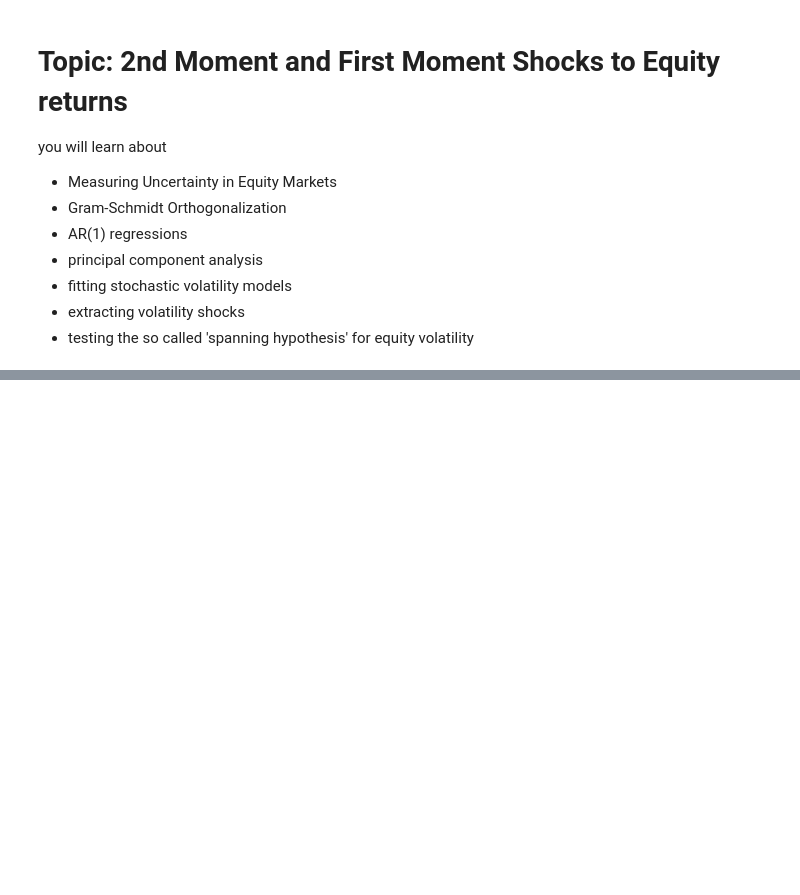
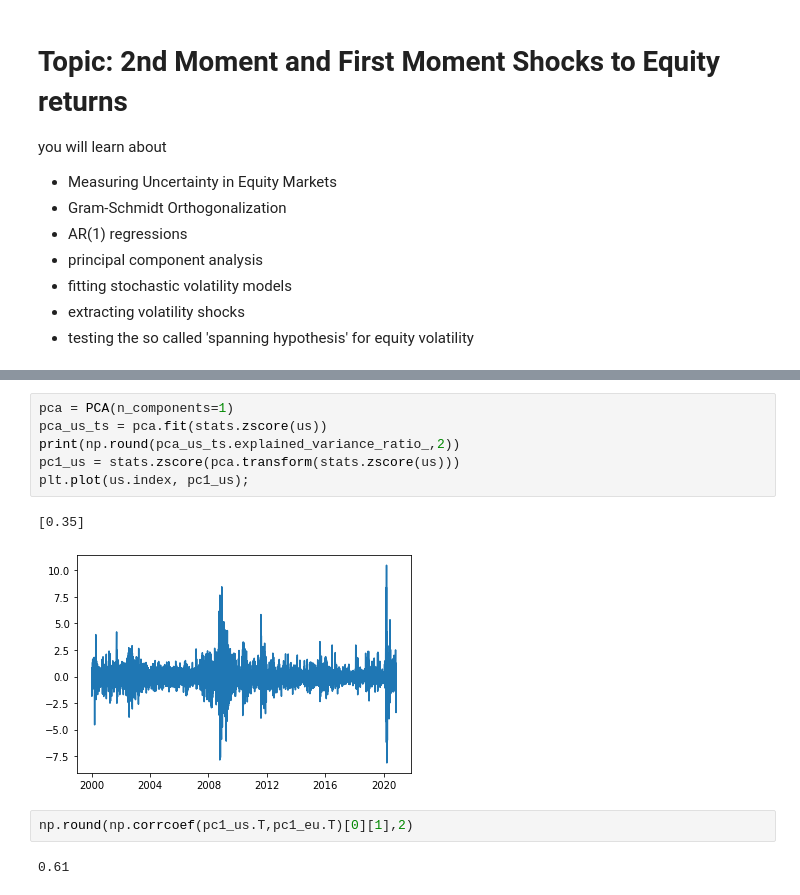
Before and after one commit to Alex-Vasilache/CRAM_WS20, a Jupyter notebook: Second run/Nr_4_VolSpanning/Task_Spanning_IntlEvidence.ipynb, the cells around one changed output, grey strips where cells are left out. Drawn from its saved outputs; the diff is of its cells as text; blank space fills up the shorter version.

```diff
--- a/Second run/Nr_4_VolSpanning/Task_Spanning_IntlEvidence.ipynb
+++ b/Second run/Nr_4_VolSpanning/Task_Spanning_IntlEvidence.ipynb
@@ -121,0 +108,13 @@ onto their respective return shocks. How large are the respective R2, point (t-s
+# %%
+pca = PCA(n_components=1)
+pca_us_ts = pca.fit(stats.zscore(us))
+print(np.round(pca_us_ts.explained_variance_ratio_,2))
+pc1_us = stats.zscore(pca.transform(stats.zscore(us)))
+plt.plot(us.index, pc1_us);
+# %% [output]
+[0.35]
+[figure, added]
+# %%
+np.round(np.corrcoef(pc1_us.T,pc1_eu.T)[0][1],2)
+# %% [output]
+0.61
```
Also changed, not shown: parts of 54 cells of this notebook, 3 other files.
